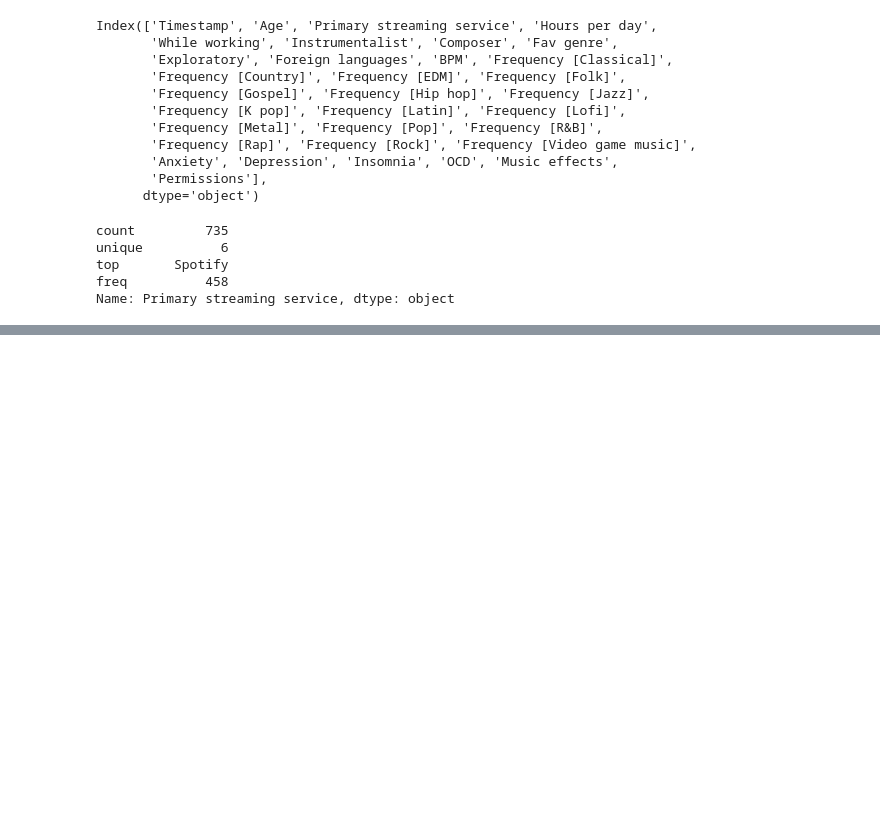
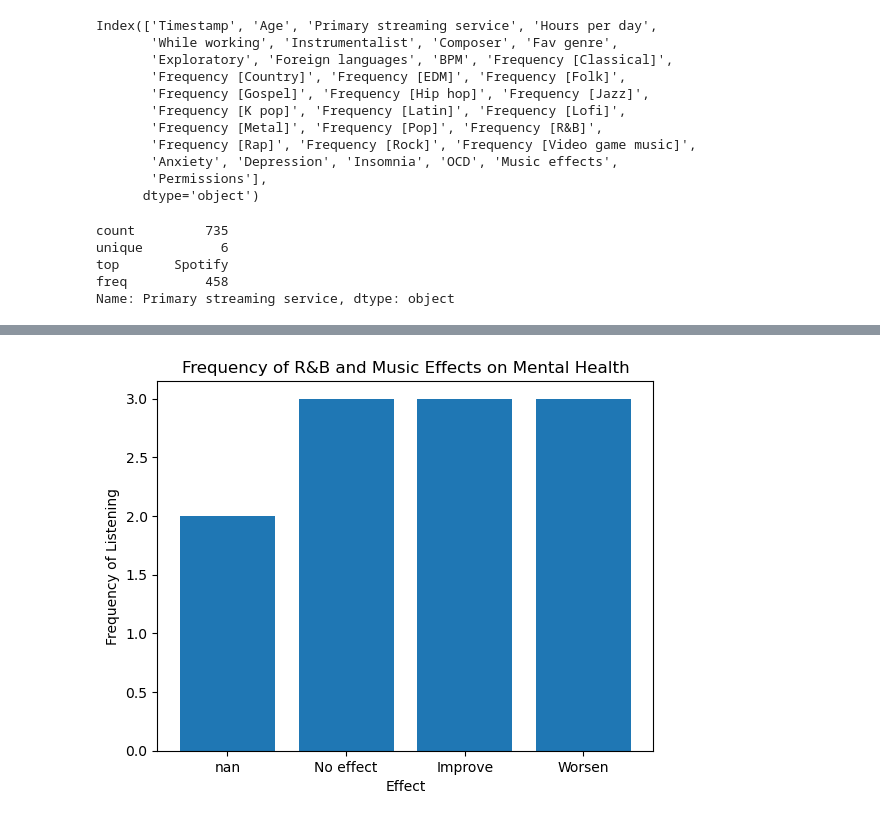
Before and after one commit to natekarr/8_Mile_Project_1, a Jupyter notebook: csv_analysis.ipynb, the cells around one changed output, grey strips where cells are left out. Saved outputs shown, nothing was run; the diff lists cells and outputs as text; code cells hidden in the pictures; blank space fills up the shorter version.

```diff
--- a/csv_analysis.ipynb
+++ b/csv_analysis.ipynb
@@ -133,0 +119,3 @@ df[(df['Primary streaming service'] =="Spotify")]
+# %%
+df=df[(df['Primary streaming service'] =="Spotify")]
+df
@@ -133,0 +136,11 @@ df[(df['Primary streaming service'] =="Spotify")]
+# %%
+x_axis=df["Music effects"].astype(str)
+y_axis=df["Frequency [R&B]"]
+
+plt.bar(x_axis, y_axis)
+plt.title("Frequency of R&B and Music Effects on Mental Health")
+plt.xlabel("Effect")
+plt.ylabel("Frequency of Listening")
+plt.show()
+# %% [output]
+[figure, added]
```
Also changed, not shown: parts of 24 cells of this notebook.
